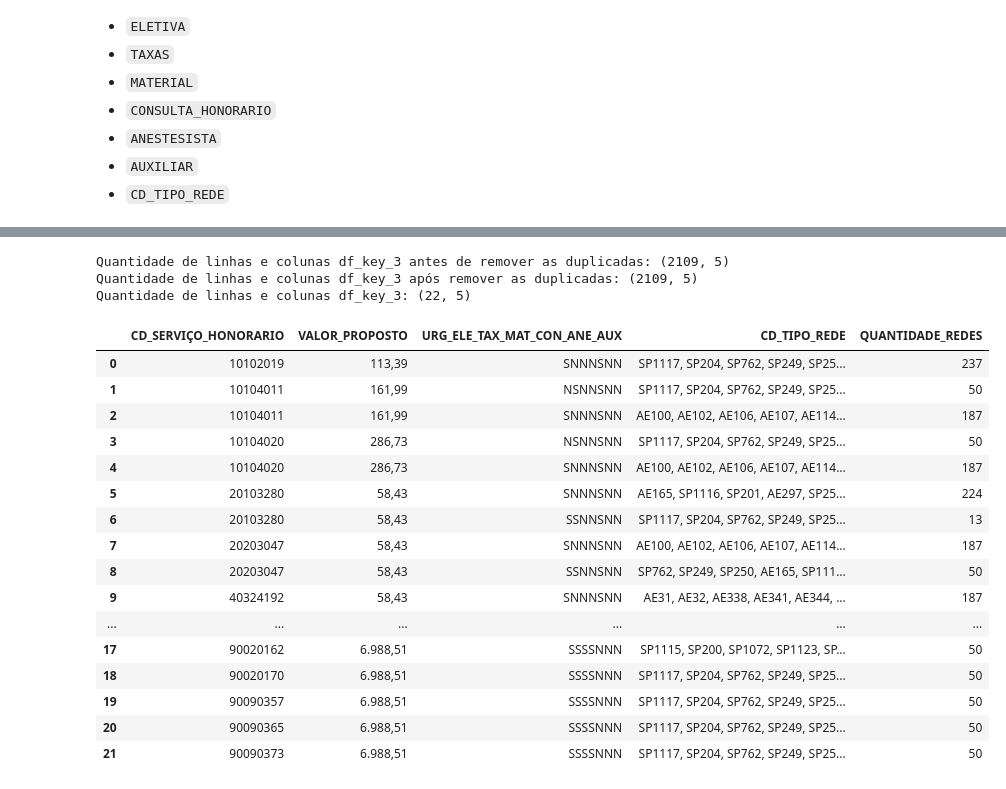
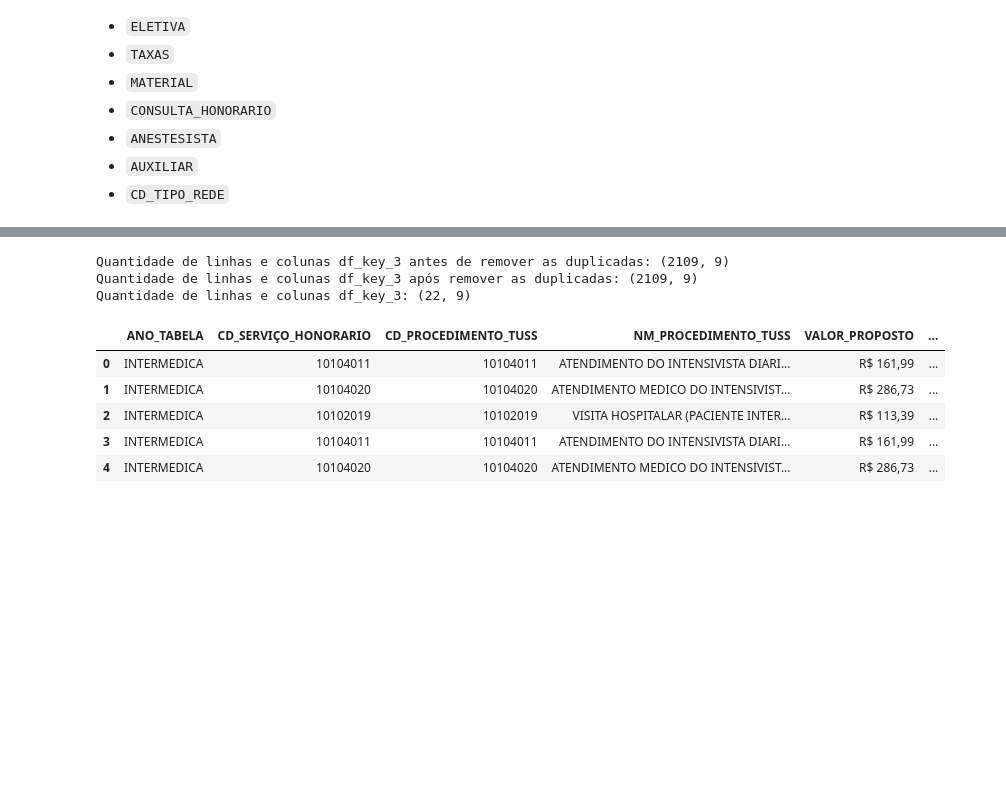
Before and after one commit to Jefferson170713/Project_HapDoc, a Jupyter notebook: script_teste.ipynb, the cells around one changed output, grey strips where cells are left out. Cells and saved outputs as stored; diff of their text form; code cells hidden in the pictures; blank space fills up the shorter version.

Commit message:
Edit - Parte de Mapear ANO_TABELA

```diff
--- a/script_teste.ipynb
+++ b/script_teste.ipynb
@@ -150,15 +220,0 @@ VALOR_PROPOSTO: 7
-# %%
-df_filtered['CHAVE_2'] = (
-   df_filtered['CD_SERVIÇO_HONORARIO'].astype(str) + '_' +
-   df_filtered['CD_PROCEDIMENTO_TUSS'].astype(str) + '_' +
-   df_filtered['NM_PROCEDIMENTO_TUSS'].astype(str)
-)
-# Selecionando as colunas que serão utilizadas
-df_key_1 = df_filtered[['CD_SERVIÇO_HONORARIO', 'CHAVE_2']].copy()
-# removendo as duplicadas
-df_key_1.drop_duplicates(inplace=True)
-# reiniciando o index
-df_key_1.reset_index(drop=True, inplace=True)
-# Mostrando a quantidade de linhas e colunas
-print(f'Quantidade de linhas e colunas df_key_1: {df_key_1.shape}')
-df_key_1.head(20)
@@ -223,11 +221,15 @@ Quantidade de linhas e colunas df_key_2: (16, 2)
 # %%
 # Selecionando as colunas que serão utilizadas
-df_key_3 = df_filtered[['CD_SERVIÇO_HONORARIO', 'VALOR_PROPOSTO', 'URG_ELE_TAX_MAT_CON_ANE_AUX','CD_TIPO_REDE']].copy()
+df_key_3 = df_filtered[['ANO_TABELA','CD_SERVIÇO_HONORARIO','VALOR_PROPOSTO', 'URG_ELE_TAX_MAT_CH_ANE_AUX','CD_TIPO_REDE', 'NM_PROCEDIMENTO_TUSS', 'CD_TIPO_ACOMODACAO', 'CD_PROCEDIMENTO_TUSS']].copy()
 
 df_key_3['CHAVE_3_AUX'] = (
       df_key_3['CD_SERVIÇO_HONORARIO'].astype(str) + '#' +
       df_key_3['VALOR_PROPOSTO'].astype(str) + '#' +
-      df_key_3['URG_ELE_TAX_MAT_CON_ANE_AUX'].astype(str)
+      df_key_3['URG_ELE_TAX_MAT_CH_ANE_AUX'].astype(str) + '#' +
+      df_key_3['NM_PROCEDIMENTO_TUSS'].astype(str) + '#' +
+      df_key_3['CD_TIPO_ACOMODACAO'].astype(str) + '#' +
+      df_key_3['CD_PROCEDIMENTO_TUSS'].astype(str) + '#' +
+      df_key_3['ANO_TABELA'].astype(str)
    )
 
 print(f'Quantidade de linhas e colunas df_key_3 antes de remover as duplicadas: {df_key_3.shape}')
@@ -241,55 +243,49 @@ print(f'Quantidade de linhas e colunas df_key_3 após remover as duplicadas: {df
 
 #print(df_key_3.head(3))
 
 # Agrupando por CD_SERVIÇO_HONORARIO e concatenando os valores de CD_TIPO_REDE
 df_key_3_grouped = (
     df_key_3.groupby('CHAVE_3_AUX')['CD_TIPO_REDE']
     .apply(', '.join)
     .reset_index()
 )
 
 # Adicionando uma coluna com a quantidade de redes
 df_key_3_grouped['QUANTIDADE_REDES'] = (
     df_key_3.groupby('CHAVE_3_AUX')['CD_TIPO_REDE']
     .size()
     .values
 )
 
 # Renomeando as colunas para manter o formato desejado
 df_key_3_grouped.columns = ['CD_SERVIÇO_HONORARIO', 'CD_TIPO_REDE', 'QUANTIDADE_REDES']
 
 # quebrando a coluna CHAVE_3_AUX em 3 colunas separadas por '#'
-df_key_3_grouped[['CD_SERVIÇO_HONORARIO', 'VALOR_PROPOSTO', 'URG_ELE_TAX_MAT_CON_ANE_AUX']] = df_key_3_grouped['CD_SERVIÇO_HONORARIO'].str.split('#', expand=True)
+df_key_3_grouped[['CD_SERVIÇO_HONORARIO', 'VALOR_PROPOSTO', 'URG_ELE_TAX_MAT_CH_ANE_AUX', 'NM_PROCEDIMENTO_TUSS', 'CD_TIPO_ACOMODACAO', 'CD_PROCEDIMENTO_TUSS', 'ANO_TABELA']] = df_key_3_grouped['CD_SERVIÇO_HONORARIO'].str.split('#', expand=True)
 # removendo a coluna CHAVE_3_AUX
 # reordenando as colunas
-df_key_3_grouped = df_key_3_grouped[['CD_SERVIÇO_HONORARIO', 'VALOR_PROPOSTO', 'URG_ELE_TAX_MAT_CON_ANE_AUX', 'CD_TIPO_REDE', 'QUANTIDADE_REDES']].copy()
+df_key_3_grouped = df_key_3_grouped[['ANO_TABELA','CD_SERVIÇO_HONORARIO','CD_PROCEDIMENTO_TUSS' ,'NM_PROCEDIMENTO_TUSS','VALOR_PROPOSTO', 'CD_TIPO_ACOMODACAO', 'URG_ELE_TAX_MAT_CH_ANE_AUX', 'QUANTIDADE_REDES', 'CD_TIPO_REDE']].copy()
+
+# reordenando por colunas
+df_key_3_grouped.sort_values(by=['URG_ELE_TAX_MAT_CH_ANE_AUX', 'VALOR_PROPOSTO',  'QUANTIDADE_REDES'], inplace=True)
 # Resetando o index
 df_key_3_grouped.reset_index(drop=True, inplace=True)
 
-# Salvando para avaliar o resultado
-df_key_3_grouped.to_csv(r'./ARQUIVOS/chave_rede.csv', sep=';', encoding='latin1', index=False)
+df_key_3_grouped['CD_SERVIÇO_HONORARIO'] = df_key_3_grouped['CD_SERVIÇO_HONORARIO'].astype(str)
+
+df_key_3_grouped['VALOR_PROPOSTO'] = 'R$ ' + df_key_3_grouped['VALOR_PROPOSTO'].astype(str)
+
 
 # Mostrando a quantidade de linhas e colunas
 print(f'Quantidade de linhas e colunas df_key_3: {df_key_3_grouped.shape}')
-df_key_3_grouped.head(50)
+df_key_3_grouped.head()
 # %% [output]
-Quantidade de linhas e colunas df_key_3 antes de remover as duplicadas: (2109, 5)
-Quantidade de linhas e colunas df_key_3 após remover as duplicadas: (2109, 5)
-Quantidade de linhas e colunas df_key_3: (22, 5)
+Quantidade de linhas e colunas df_key_3 antes de remover as duplicadas: (2109, 9)
+Quantidade de linhas e colunas df_key_3 após remover as duplicadas: (2109, 9)
+Quantidade de linhas e colunas df_key_3: (22, 9)
-|  | CD_SERVIÇO_HONORARIO | VALOR_PROPOSTO | URG_ELE_TAX_MAT_CON_ANE_AUX | CD_TIPO_REDE | QUANTIDADE_REDES |
-| 0 | 10102019 | 113,39 | SNNNSNN | SP1117, SP204, SP762, SP249, SP25... | 237 |
-| 1 | 10104011 | 161,99 | NSNNSNN | SP1117, SP204, SP762, SP249, SP25... | 50 |
-| 2 | 10104011 | 161,99 | SNNNSNN | AE100, AE102, AE106, AE107, AE114... | 187 |
-| 3 | 10104020 | 286,73 | NSNNSNN | SP1117, SP204, SP762, SP249, SP25... | 50 |
-| 4 | 10104020 | 286,73 | SNNNSNN | AE100, AE102, AE106, AE107, AE114... | 187 |
-| 5 | 20103280 | 58,43 | SNNNSNN | AE165, SP1116, SP201, AE297, SP25... | 224 |
-| 6 | 20103280 | 58,43 | SSNNSNN | SP1117, SP204, SP762, SP249, SP25... | 13 |
-| 7 | 20203047 | 58,43 | SNNNSNN | AE100, AE102, AE106, AE107, AE114... | 187 |
-| 8 | 20203047 | 58,43 | SSNNSNN | SP762, SP249, SP250, AE165, SP111... | 50 |
-| 9 | 40324192 | 58,43 | SNNNSNN | AE31, AE32, AE338, AE341, AE344, ... | 187 |
-| ... | ... | ... | ... | ... | ... |
-| 17 | 90020162 | 6.988,51 | SSSSNNN | SP1115, SP200, SP1072, SP1123, SP... | 50 |
-| 18 | 90020170 | 6.988,51 | SSSSNNN | SP1117, SP204, SP762, SP249, SP25... | 50 |
-| 19 | 90090357 | 6.988,51 | SSSSNNN | SP1117, SP204, SP762, SP249, SP25... | 50 |
-| 20 | 90090365 | 6.988,51 | SSSSNNN | SP1117, SP204, SP762, SP249, SP25... | 50 |
-| 21 | 90090373 | 6.988,51 | SSSSNNN | SP1117, SP204, SP762, SP249, SP25... | 50 |
+|  | ANO_TABELA | CD_SERVIÇO_HONORARIO | CD_PROCEDIMENTO_TUSS | NM_PROCEDIMENTO_TUSS | VALOR_PROPOSTO | ... |
+| 0 | INTERMEDICA | 10104011 | 10104011 | ATENDIMENTO DO INTENSIVISTA DIARI... | R$ 161,99 | ... |
+| 1 | INTERMEDICA | 10104020 | 10104020 | ATENDIMENTO MEDICO DO INTENSIVIST... | R$ 286,73 | ... |
+| 2 | INTERMEDICA | 10102019 | 10102019 | VISITA HOSPITALAR (PACIENTE INTER... | R$ 113,39 | ... |
+| 3 | INTERMEDICA | 10104011 | 10104011 | ATENDIMENTO DO INTENSIVISTA DIARI... | R$ 161,99 | ... |
+| 4 | INTERMEDICA | 10104020 | 10104020 | ATENDIMENTO MEDICO DO INTENSIVIST... | R$ 286,73 | ... |
```
Also changed, not shown: parts of 17 cells of this notebook, 3 other files.
